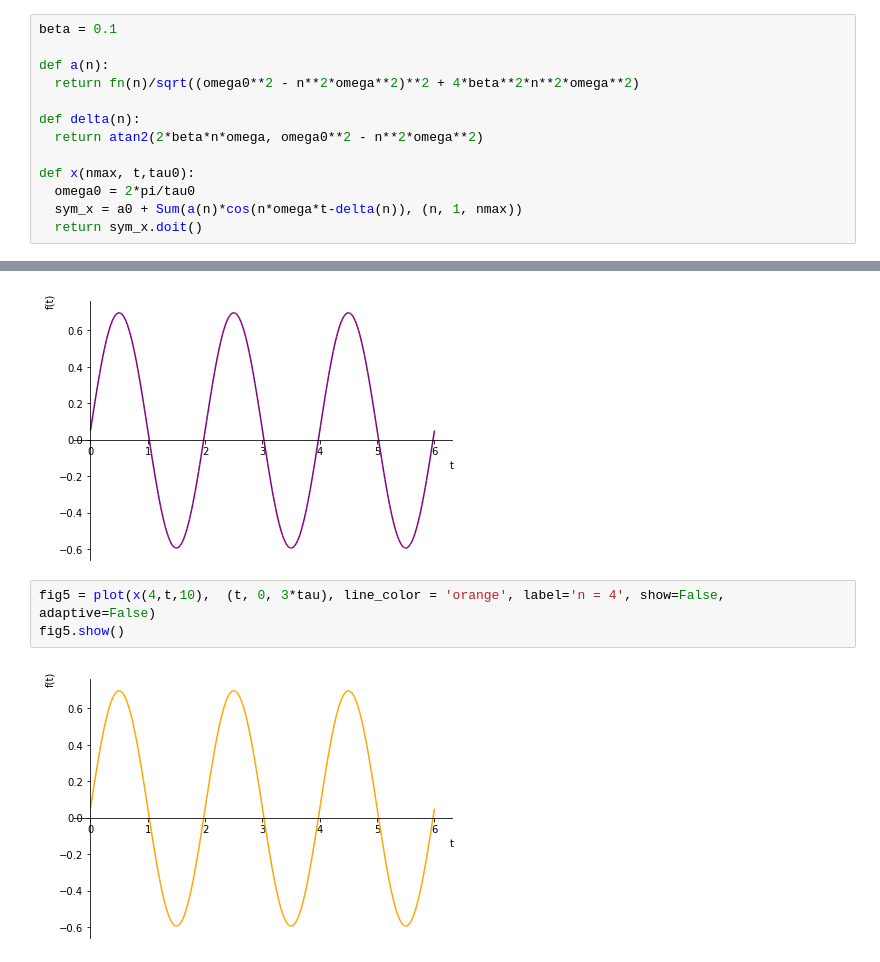
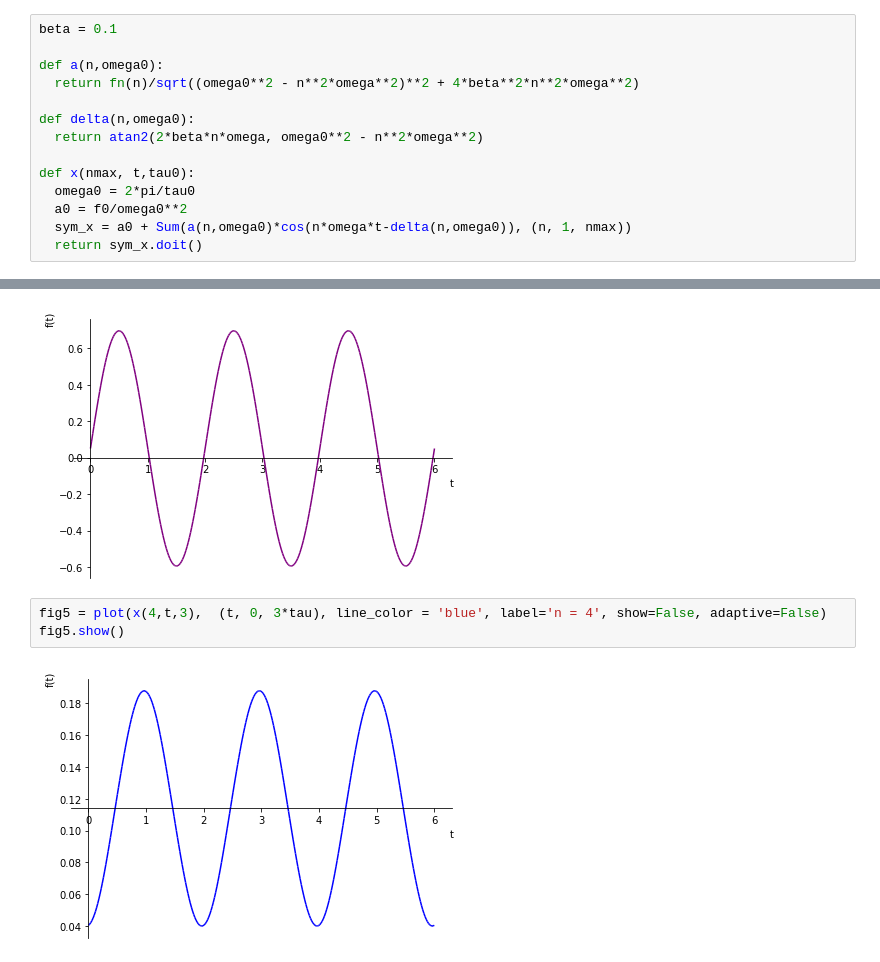
Before and after one commit to jhildebrand22/HW-PS353, a Jupyter notebook: 5_53.ipynb, the cells around one changed output, grey strips where cells are left out. Saved outputs shown, nothing was run; the diff lists cells and outputs as text.

```diff
--- a/5_53.ipynb
+++ b/5_53.ipynb
@@ -54,15 +51,16 @@ fig1.show()
 # %%
 beta = 0.1
 
-def a(n):
+def a(n,omega0):
   return fn(n)/sqrt((omega0**2 - n**2*omega**2)**2 + 4*beta**2*n**2*omega**2)
 
-def delta(n):
+def delta(n,omega0):
   return atan2(2*beta*n*omega, omega0**2 - n**2*omega**2)
 
 def x(nmax, t,tau0):
   omega0 = 2*pi/tau0
-  sym_x = a0 + Sum(a(n)*cos(n*omega*t-delta(n)), (n, 1, nmax))
+  a0 = f0/omega0**2
+  sym_x = a0 + Sum(a(n,omega0)*cos(n*omega*t-delta(n,omega0)), (n, 1, nmax))
   return sym_x.doit()
 # %%
 fig4 = plot(x(4, t, 2), (t, 0, 3*tau), line_color = 'purple', label='n = 4', show=False, adaptive=False)
@@ -70,7 +68,7 @@ fig4.show()
 # %% [output]
 [figure]
 # %%
-fig5 = plot(x(4,t,10),  (t, 0, 3*tau), line_color = 'orange', label='n = 4', show=False, adaptive=False)
+fig5 = plot(x(4,t,3),  (t, 0, 3*tau), line_color = 'blue', label='n = 4', show=False, adaptive=False)
 fig5.show()
 # %% [output]
-[figure, old version]
+[figure, new version]
```
Also changed, not shown: parts of 2 cells of this notebook.
